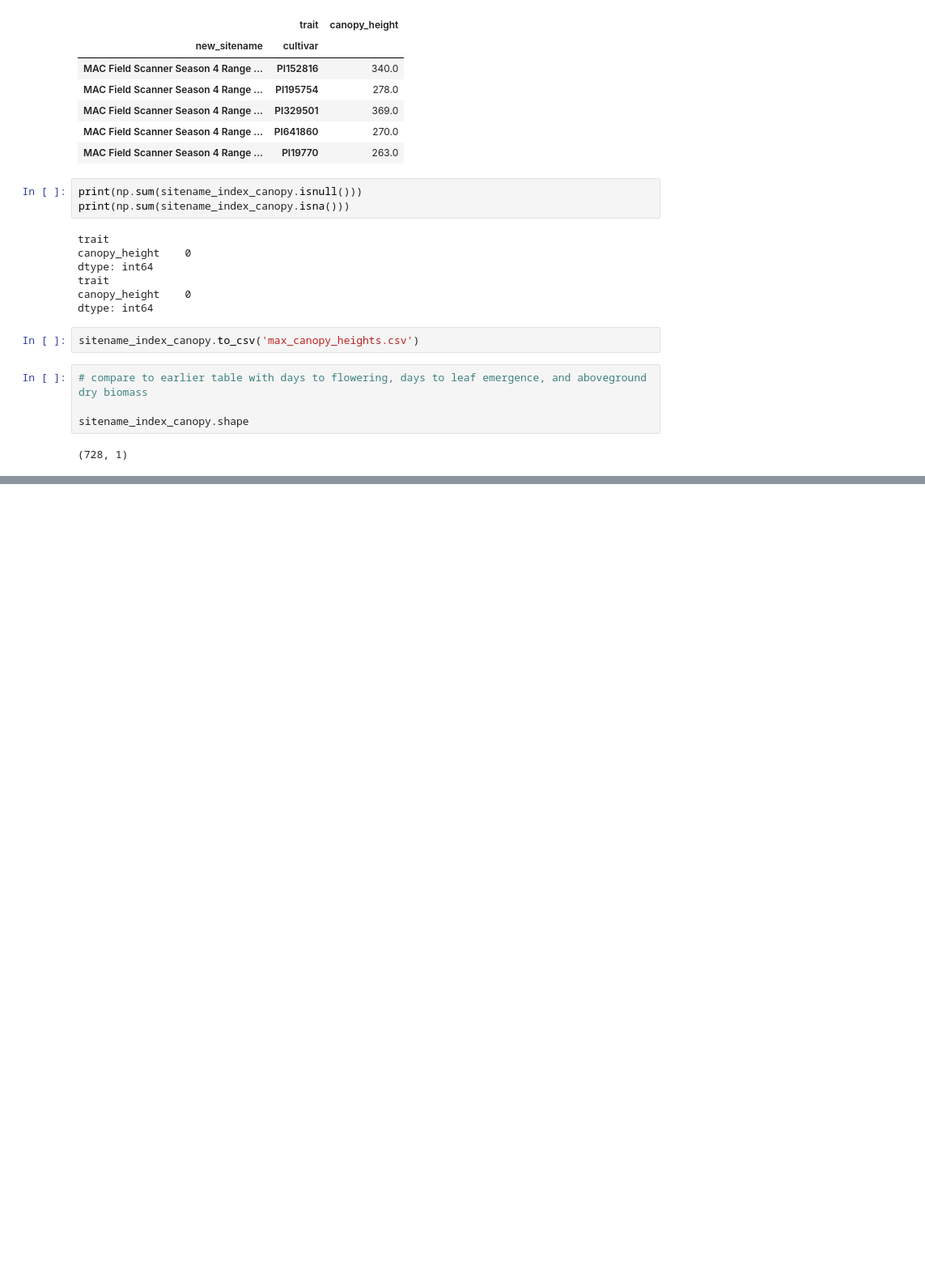
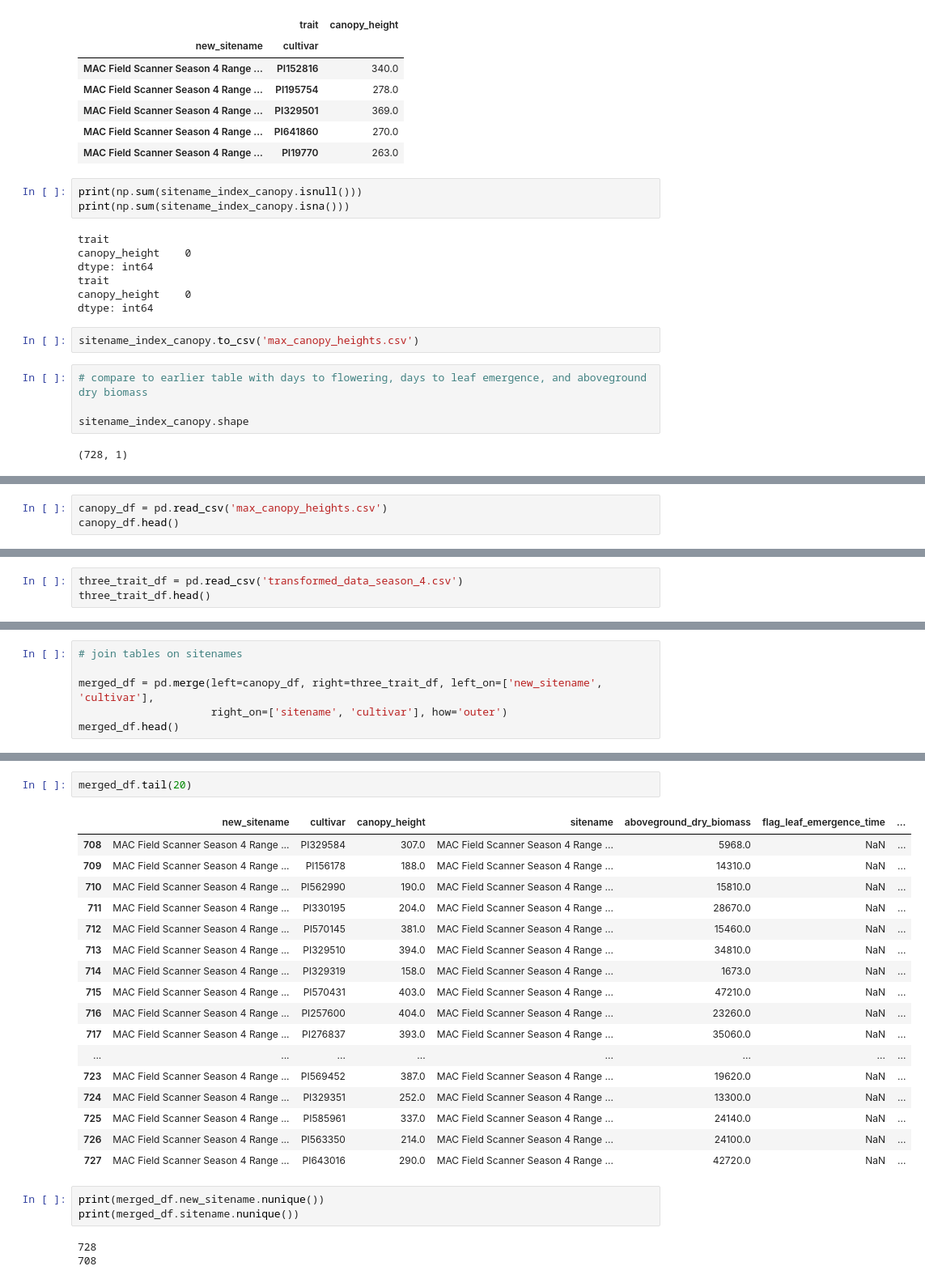
Before and after one commit to genophenoenvo/terraref-datasets, a Jupyter notebook: notebooks/gh5_phenotypes.ipynb, the cells around one changed output, grey strips where cells are left out. Shown at 81% size. Saved outputs shown, nothing was run; the diff lists cells and outputs as text; blank space fills up the shorter version.

Commit message:
entire df now contains all four traits but NaNs still reappear with read_csv

```diff
--- a/notebooks/gh5_phenotypes.ipynb
+++ b/notebooks/gh5_phenotypes.ipynb
@@ -1108,0 +1152,3 @@ sitename_index_canopy.shape
+# %%
+canopy_df = pd.read_csv('max_canopy_heights.csv')
+canopy_df.head()
@@ -1108,0 +1162,3 @@ sitename_index_canopy.shape
+# %%
+three_trait_df = pd.read_csv('transformed_data_season_4.csv')
+three_trait_df.head()
@@ -1108,0 +1180,6 @@ sitename_index_canopy.shape
+# %%
+# join tables on sitenames
+
+merged_df = pd.merge(left=canopy_df, right=three_trait_df, left_on=['new_sitename', 'cultivar'],
+                     right_on=['sitename', 'cultivar'], how='outer')
+merged_df.head()
@@ -1108,0 +1193,26 @@ sitename_index_canopy.shape
+# %%
+merged_df.tail(20)
+# %% [output]
+|  | new_sitename | cultivar | canopy_height | sitename | aboveground_dry_biomass | flag_leaf_emergence_time | ... |
+| 708 | MAC Field Scanner Season 4 Range ... | PI329584 | 307.0 | MAC Field Scanner Season 4 Range ... | 5968.0 | NaN | ... |
+| 709 | MAC Field Scanner Season 4 Range ... | PI156178 | 188.0 | MAC Field Scanner Season 4 Range ... | 14310.0 | NaN | ... |
+| 710 | MAC Field Scanner Season 4 Range ... | PI562990 | 190.0 | MAC Field Scanner Season 4 Range ... | 15810.0 | NaN | ... |
+| 711 | MAC Field Scanner Season 4 Range ... | PI330195 | 204.0 | MAC Field Scanner Season 4 Range ... | 28670.0 | NaN | ... |
+| 712 | MAC Field Scanner Season 4 Range ... | PI570145 | 381.0 | MAC Field Scanner Season 4 Range ... | 15460.0 | NaN | ... |
+| 713 | MAC Field Scanner Season 4 Range ... | PI329510 | 394.0 | MAC Field Scanner Season 4 Range ... | 34810.0 | NaN | ... |
+| 714 | MAC Field Scanner Season 4 Range ... | PI329319 | 158.0 | MAC Field Scanner Season 4 Range ... | 1673.0 | NaN | ... |
+| 715 | MAC Field Scanner Season 4 Range ... | PI570431 | 403.0 | MAC Field Scanner Season 4 Range ... | 47210.0 | NaN | ... |
+| 716 | MAC Field Scanner Season 4 Range ... | PI257600 | 404.0 | MAC Field Scanner Season 4 Range ... | 23260.0 | NaN | ... |
+| 717 | MAC Field Scanner Season 4 Range ... | PI276837 | 393.0 | MAC Field Scanner Season 4 Range ... | 35060.0 | NaN | ... |
+| ... | ... | ... | ... | ... | ... | ... | ... |
+| 723 | MAC Field Scanner Season 4 Range ... | PI569452 | 387.0 | MAC Field Scanner Season 4 Range ... | 19620.0 | NaN | ... |
+| 724 | MAC Field Scanner Season 4 Range ... | PI329351 | 252.0 | MAC Field Scanner Season 4 Range ... | 13300.0 | NaN | ... |
+| 725 | MAC Field Scanner Season 4 Range ... | PI585961 | 337.0 | MAC Field Scanner Season 4 Range ... | 24140.0 | NaN | ... |
+| 726 | MAC Field Scanner Season 4 Range ... | PI563350 | 214.0 | MAC Field Scanner Season 4 Range ... | 24100.0 | NaN | ... |
+| 727 | MAC Field Scanner Season 4 Range ... | PI643016 | 290.0 | MAC Field Scanner Season 4 Range ... | 42720.0 | NaN | ... |
+# %%
+print(merged_df.new_sitename.nunique())
+print(merged_df.sitename.nunique())
+# %% [output]
+728
+708
```
Also changed, not shown: parts of 18 cells of this notebook.
